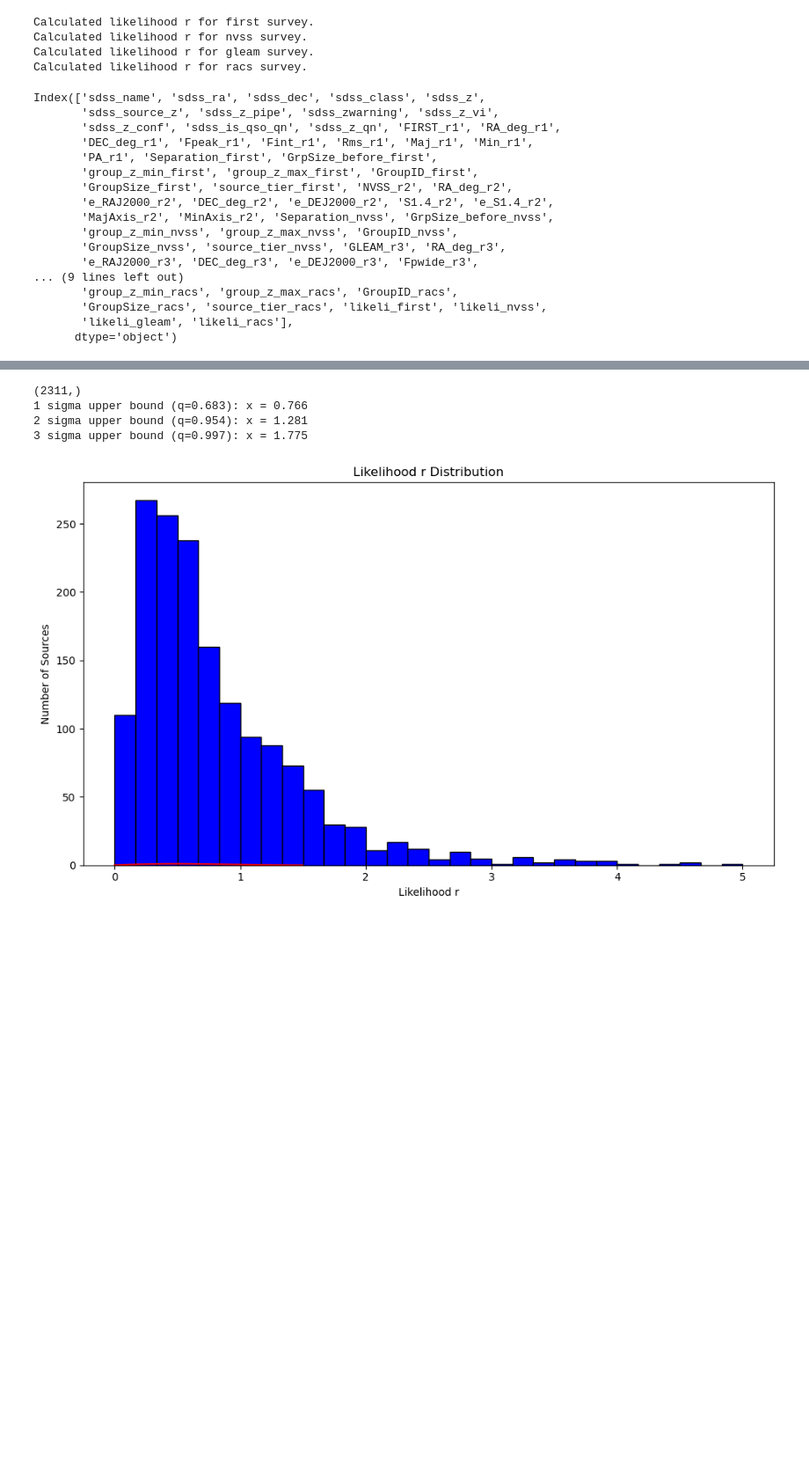
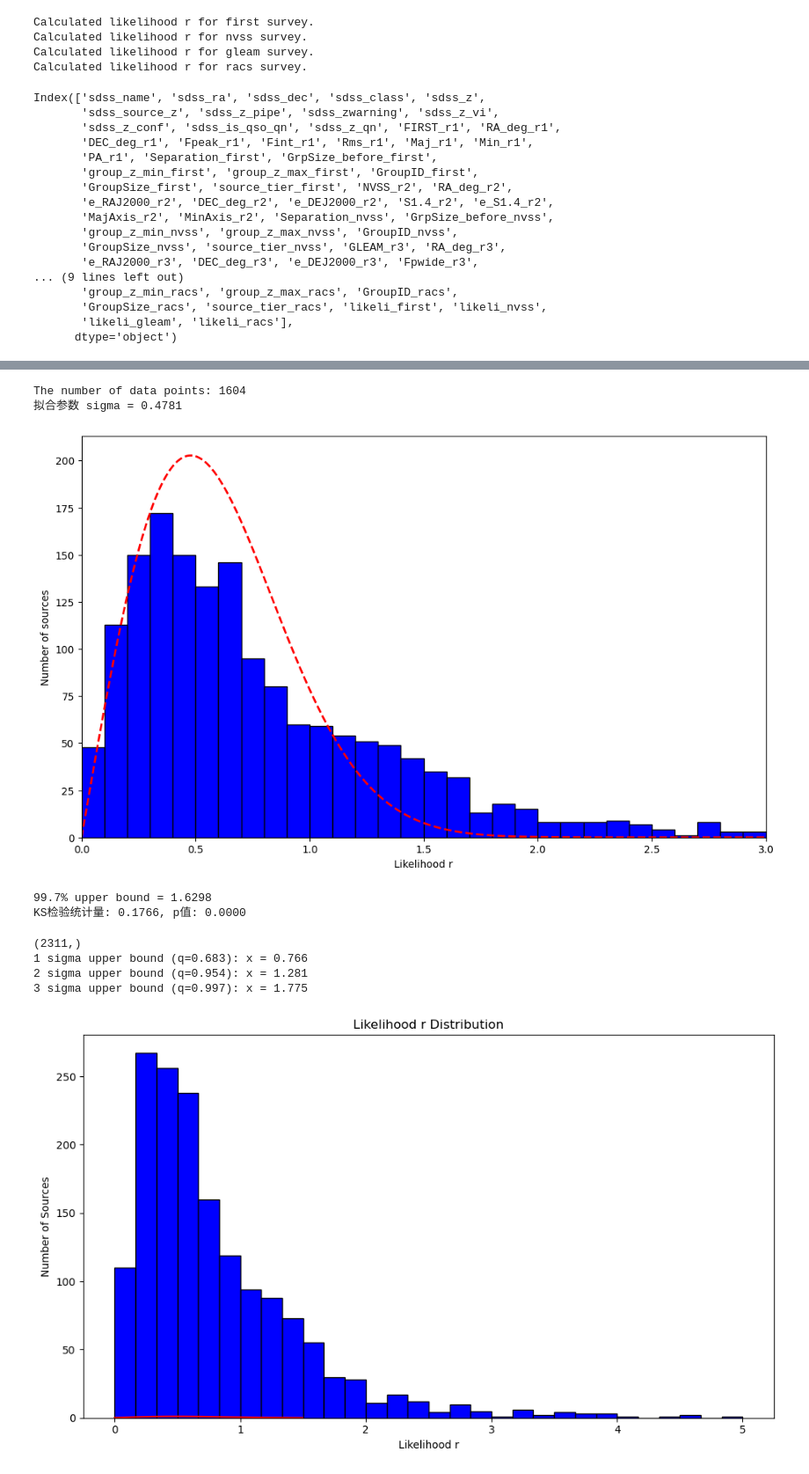
Before and after one commit to ykzhang112233/highz-catalogue, a Jupyter notebook: scripts/0-result_analysis.ipynb, the cells around one changed output, grey strips where cells are left out. Shown at 88% size. Cells and saved outputs as stored; diff of their text form; code cells hidden in the pictures; blank space fills up the shorter version.

Commit message:
make the relative r and fit with rayleigh

```diff
--- a/scripts/0-result_analysis.ipynb
+++ b/scripts/0-result_analysis.ipynb
@@ -685,3 +719,78 @@ KS检验统计量: 0.1766, p值: 0.0000
+# %%
+# The following code are out of date, but kept for reference
+from scipy.stats import rayleigh, kstest
+from scipy.optimize import curve_fit
+
+def smooth_weight(x, center=1.0, width=0.5):
+    # 高斯核权重：中心center，宽度控制参数width
+    return np.exp(-0.5 * ((x - center) / width)**2)
+
+def custom_weight(x, center=1.0, low_bound=0.5, up_bound=1.5):
+    if low_bound <= x <= up_bound:
+        return 1.0
+    else:
+        return 1 / ((x - center) ** 2)
+
+# first, r range(0,5), can set to 3, bins=30
+# nvss, r range(0,200) , can set to 60, bins=60
+# gleam, not sure
+# racs, r range(0,100), can set to 40, bins=40
+survey = 'first'
+data_uplim = 5
+show_uplim = 3
+bin_size = 0.1
+n_bins = int(data_uplim / bin_size)  # Number of bins based on
+
+df_block = df_good_likeli[df_good_likeli['source_tier_'+survey] <= 1].reset_index(drop=True)
+data = df_block['likeli_'+survey]
+# data = df_block['Separation_'+survey]
+data=data.dropna()
+print(f"The number of data points: {len(data)}")
+data_r = data[data < data_uplim]
+
+
+hist, bin_edges = np.histogram(data_r, bins=n_bins, density=True)
+bin_centers = (bin_edges[:-1] + bin_edges[1:]) / 2
+# print(hist)
+# print(bin_edges)
+# print(bin_centers)
+weights = np.array([smooth_weight(x) for x in bin_centers])
+
+popt, pcov = curve_fit(rayleigh_pdf, bin_centers, hist, sigma=1/weights)  # p0为初始猜测值
+sigma_fit = popt[0]
+print(f"拟合参数 sigma = {sigma_fit:.4f}")
+
+plt.figure(figsize=(10, 6))
+plt.hist(data_r, bins=n_bins, range=(0, data_uplim),
+         edgecolor='black',
+        #  density=True,  # Normalize the histogram
+         color='blue',
+         label='Likelihood r distribution')
+x = np.linspace(0, data_uplim, 500)
+y_pdf = rayleigh_pdf(x, sigma_fit)
+y_number = y_pdf * len(data_r) * bin_size  # Convert PDF to number density
+# plt.plot(x, y_pdf, 'r-', lw=2)
+plt.plot(x, y_number, 'r--', lw=2, label='Rayleigh PDF fit')
+plt.tight_layout()
+plt.xlim(0, show_uplim)
+plt.xlabel('Likelihood r')
+plt.ylabel('Number of sources')
+# plt.savefig('likelihood_r_distribution.pdf', format='pdf', dpi=300)
+plt.show()
+
+scale = sigma_fit  # 替换为你的 scale 参数
+upper_bound = rayleigh.ppf(0.997, loc=0, scale=scale)
+print(f"99.7% upper bound = {upper_bound:.4f}")
+
+rayleigh_dist = rayleigh(scale=sigma_fit)  # 创建瑞利分布对象
+ks_stat, p_value = kstest(data_r, rayleigh_dist.cdf)
+print(f"KS检验统计量: {ks_stat:.4f}, p值: {p_value:.4f}")
+# %% [output]
+The number of data points: 1604
+拟合参数 sigma = 0.4781
+[figure, added]
+99.7% upper bound = 1.6298
+KS检验统计量: 0.1766, p值: 0.0000
 # %%
 
 # plot the histogram of likelihood r
```
Also changed, not shown: parts of 3 cells of this notebook.
